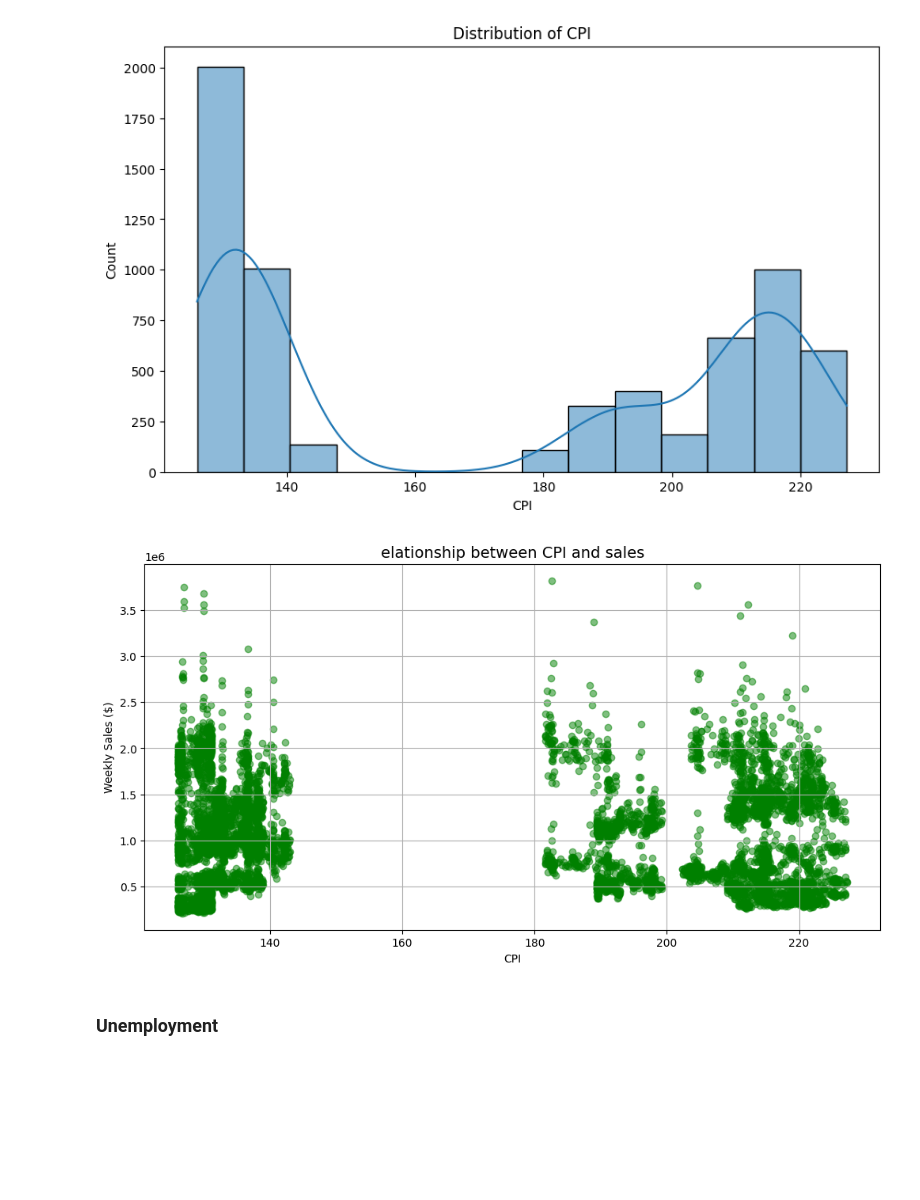
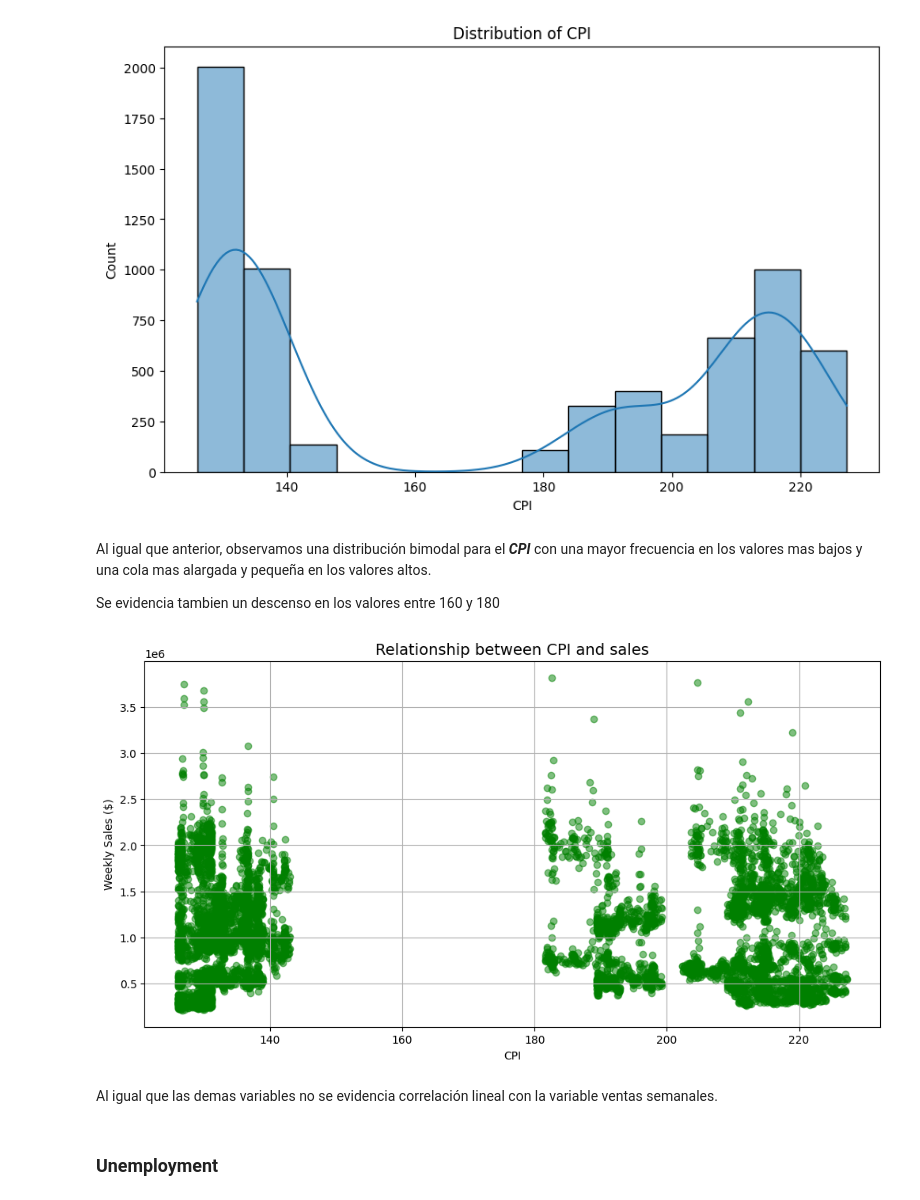
Before and after one commit to SergioSilveraM/jbook_TimeSeries202402, a Jupyter notebook: _sources/notebooks.ipynb, the cells around one changed output. Saved outputs shown, nothing was run; the diff lists cells and outputs as text; code cells hidden in the pictures; blank space fills up the shorter version.

```diff
--- a/_sources/notebooks.ipynb
+++ b/_sources/notebooks.ipynb
@@ -282,17 +286,23 @@ plt.title('Distribution of CPI')
 plt.show()
 # %% [output]
 [figure]
+# %% [markdown]
+Al igual que anterior, observamos una distribución bimodal para el **_CPI_** con una mayor frecuencia en los valores mas bajos y una cola mas alargada y pequeña en los valores altos.
+
+Se evidencia tambien un descenso en los valores entre 160 y 180
 # %%
 # Gráfico de correlación entre ventas y CPI
 plt.figure(figsize=(12, 6))
 plt.scatter(df['CPI'], df['Weekly_Sales'], alpha=0.5, color='green')
-plt.title('elationship between CPI and sales', fontsize=14)
+plt.title('Relationship between CPI and sales', fontsize=14)
 plt.xlabel('CPI')
 plt.ylabel('Weekly Sales ($)')
 plt.grid(True)
 plt.show()
 # %% [output]
-[figure, old version]
+[figure, new version]
+# %% [markdown]
+Al igual que las demas variables no se evidencia correlación lineal con la variable ventas semanales.
 # %% [markdown]
 ### Unemployment
 # %%
```
Also changed, not shown: parts of 15 cells of this notebook, 4 other files.
